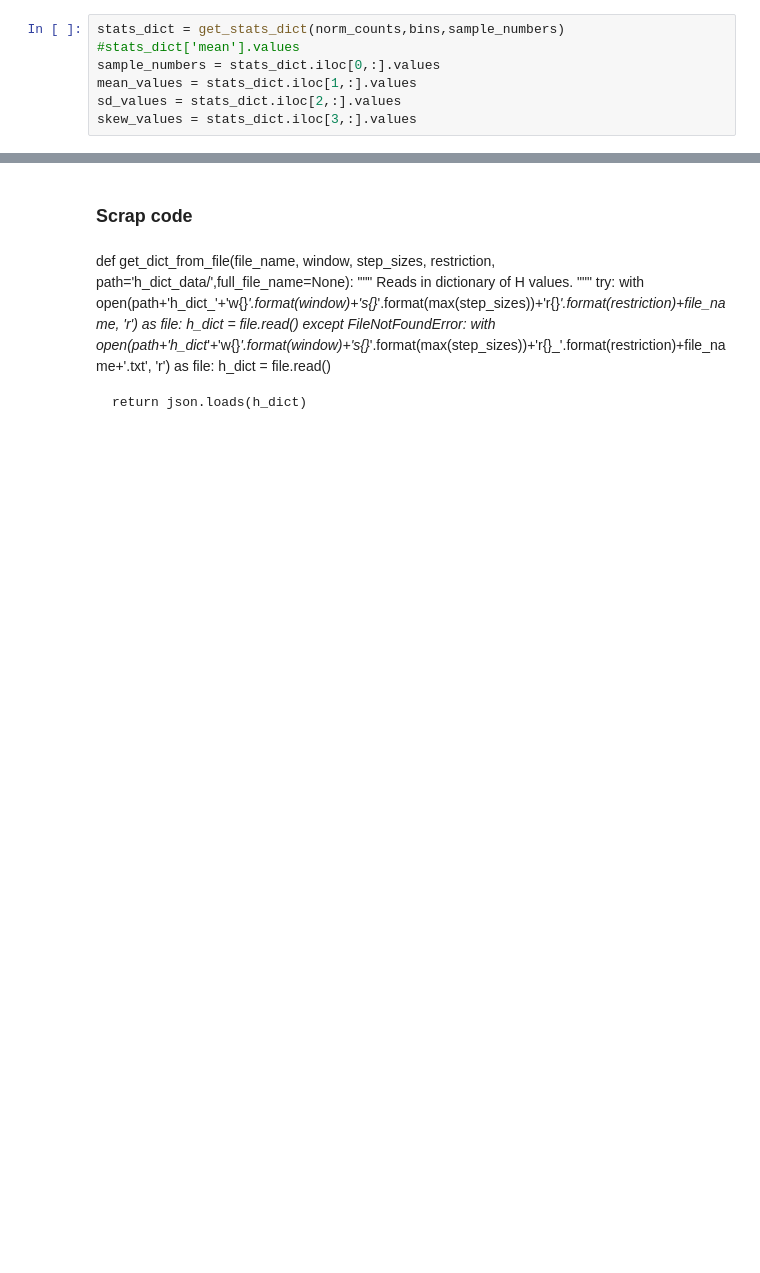
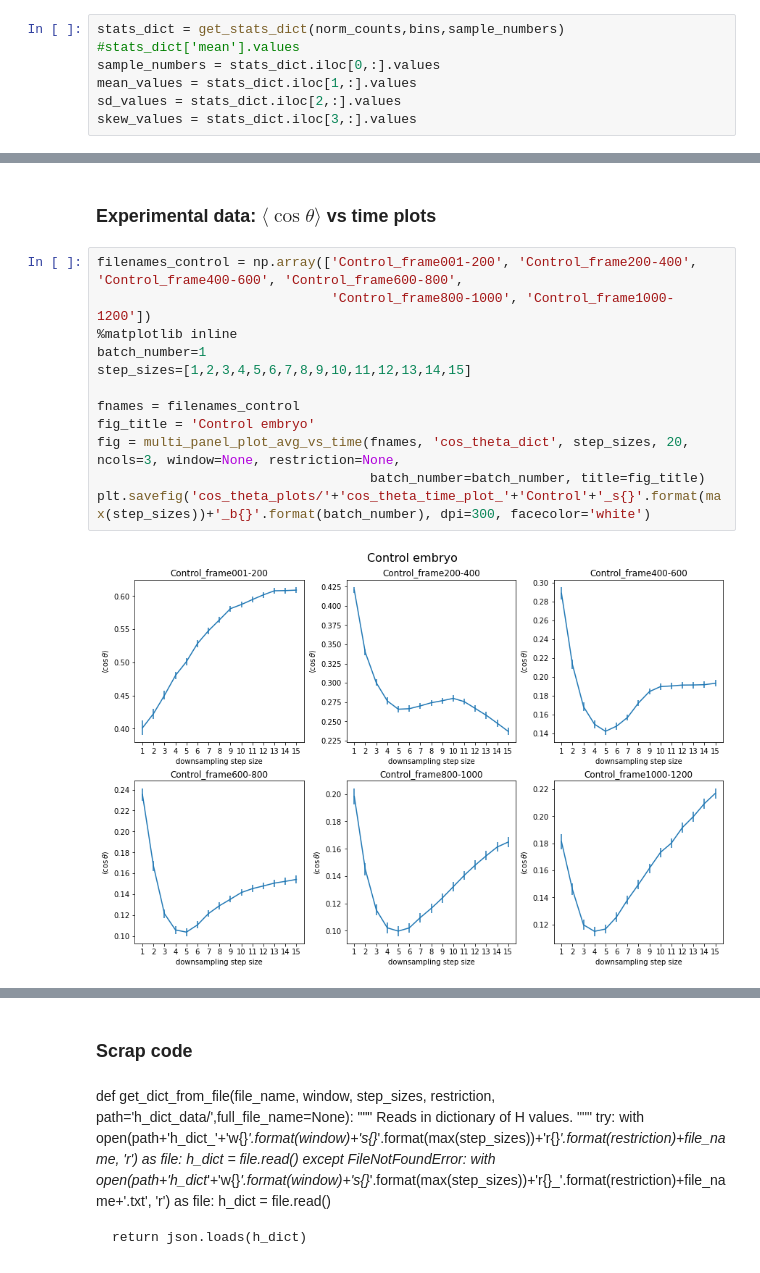
Before and after one commit to paulvautravers/Mphys-Sem-1, a Jupyter notebook: histogram_analysis.ipynb, the cells around one changed output, grey strips where cells are left out. Cells and saved outputs as stored; diff of their text form; blank space fills up the shorter version.

```diff
--- a/histogram_analysis.ipynb
+++ b/histogram_analysis.ipynb
@@ -389,0 +353,16 @@ True
+# %% [markdown]
+### Experimental data: $\langle\cos\theta\rangle$ vs time plots
+# %%
+filenames_control = np.array(['Control_frame001-200', 'Control_frame200-400', 'Control_frame400-600', 'Control_frame600-800',
+                              'Control_frame800-1000', 'Control_frame1000-1200'])
+%matplotlib inline
+batch_number=1
+step_sizes=[1,2,3,4,5,6,7,8,9,10,11,12,13,14,15]
+
+fnames = filenames_control
+fig_title = 'Control embryo'
+fig = multi_panel_plot_avg_vs_time(fnames, 'cos_theta_dict', step_sizes, 20, ncols=3, window=None, restriction=None,
+                                   batch_number=batch_number, title=fig_title)
+plt.savefig('cos_theta_plots/'+'cos_theta_time_plot_'+'Control'+'_s{}'.format(max(step_sizes))+'_b{}'.format(batch_number), dpi=300, facecolor='white')
+# %% [output]
+[figure, added]
```
Also changed, not shown: parts of 52 cells of this notebook.
